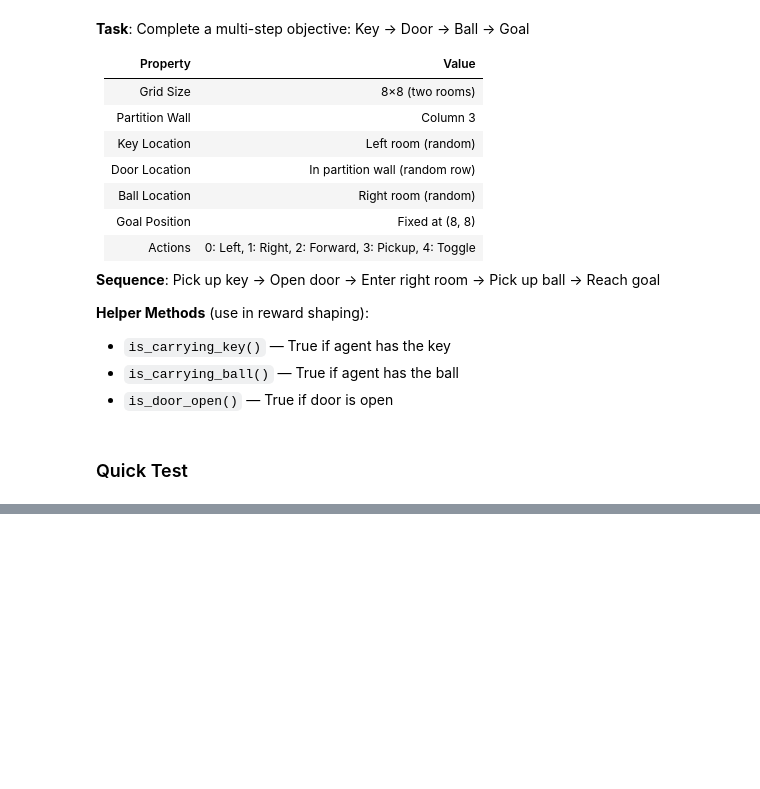
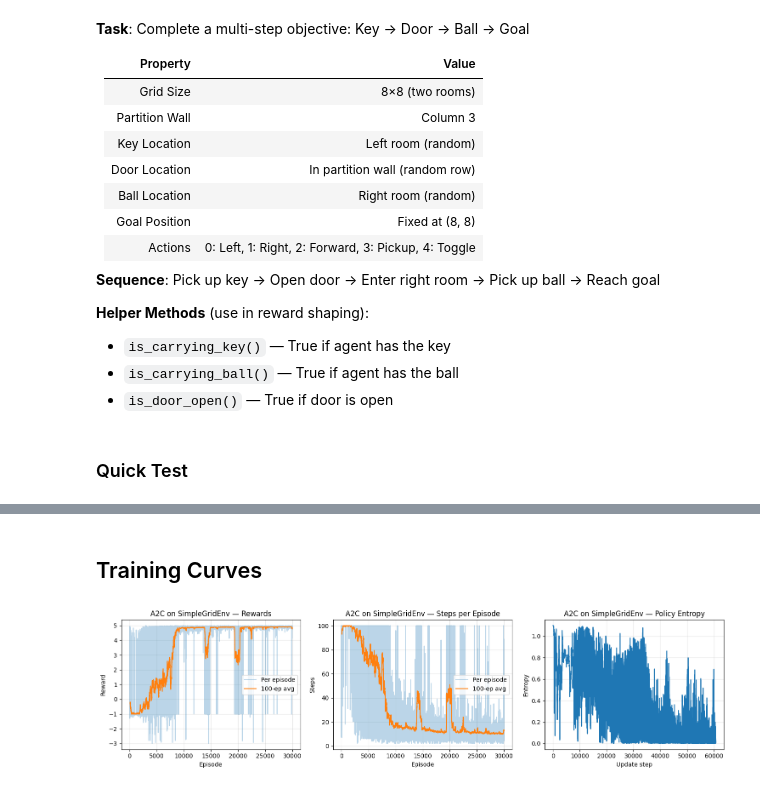
Before and after one commit to saraspagno/rl3, a Jupyter notebook: solution.ipynb, the cells around one changed output, grey strips where cells are left out. Saved outputs shown, nothing was run; the diff lists cells and outputs as text; code cells hidden in the pictures; blank space fills up the shorter version.

```diff
--- a/solution.ipynb
+++ b/solution.ipynb
@@ -691,0 +1284,41 @@ Carrying ball:   False
+# %%
+# ── Reproducibility ──────────────────────────────────────────────────────────
+SEED = 42
+
+def set_seed(seed):
+    random.seed(seed)
+    np.random.seed(seed)
+    torch.manual_seed(seed)
+    if torch.cuda.is_available():
+        torch.cuda.manual_seed_all(seed)
+
+set_seed(SEED)
+device = torch.device("cuda" if torch.cuda.is_available() else "cpu")
+print(f"Device: {device}")
+
+# ── A2C hyperparameters ─────────────────────────────────────────────────────
+A2C_CONFIG = {
+    "num_episodes": 30000,
+    "max_steps": 100,          # random agent finds goal ~17 % of the time
+    "lr": 0.0003,              # lower LR for stability (A2C is noisy)
+    "gamma": 0.95,
+    "entropy_coef": 0.02,      # lighter entropy to let policy commit
+    "value_coef": 0.5,
+    "n_steps": 20,             # longer horizon covers more of the episode
+    "max_grad_norm": 0.5,
+    "print_every": 500,
+    "tile_size": 10,
+}
+
+# ── Train ────────────────────────────────────────────────────────────────────
+a2c_agent, a2c_history = train_actor_critic(
+    env_class=SimpleGridEnv,
+    device=device,
+    **A2C_CONFIG,
+)
+
+# ── Store results (dict keyed by algorithm name — easy to add DQN later) ────
+simplegrid_results = {
+    "A2C": {"agent": a2c_agent, "history": a2c_history, "config": A2C_CONFIG},
+    # "DQN": {"agent": dqn_agent, "history": dqn_history, "config": DQN_CONFIG},  # ← Dor adds this
+}
@@ -691,0 +1343,8 @@ Carrying ball:   False
+# %% [markdown]
+## Training Curves
+# %%
+# ── Individual training curves per algorithm ─────────────────────────────────
+for algo_name, data in simplegrid_results.items():
+    plot_training_history(data["history"], title=f"{algo_name} on SimpleGridEnv")
+# %% [output]
+[figure, added]
```
Also changed, not shown: parts of 19 cells of this notebook, 1 other file.
